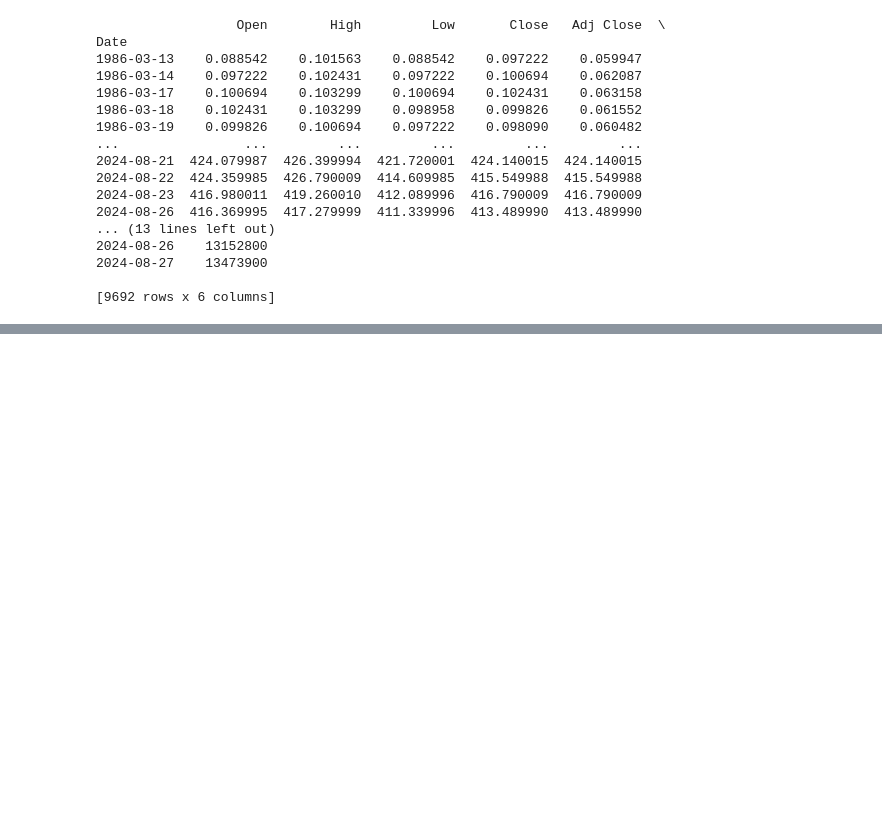
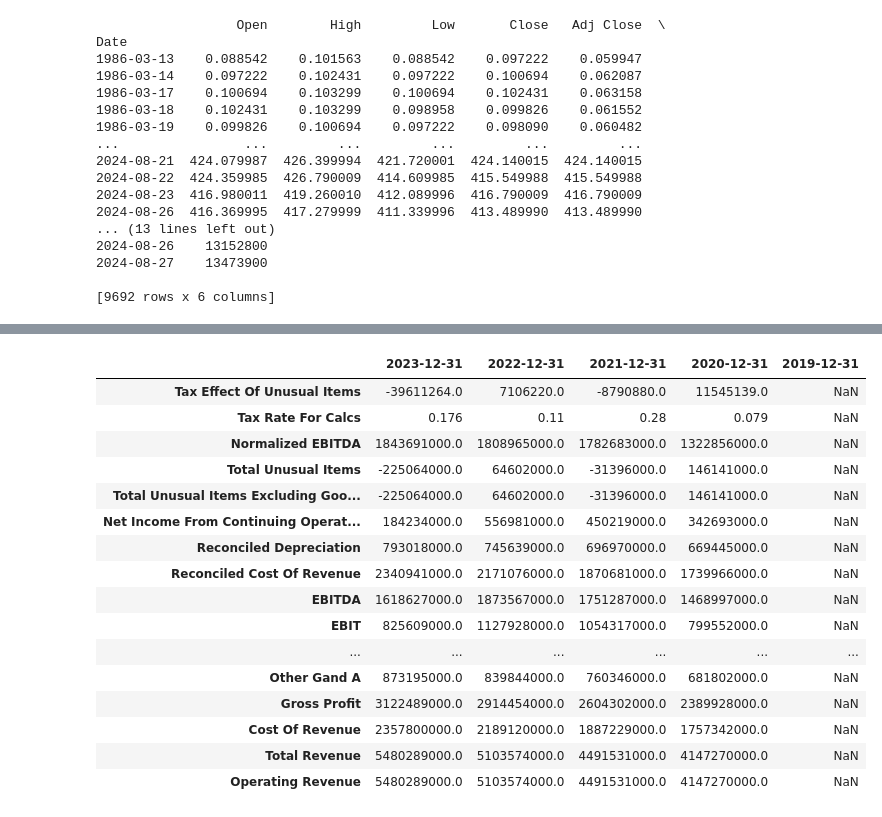
Before and after one commit to KImeriGitHub/RandomOdyssey, a Jupyter notebook: src/notebooks/sandbox.ipynb, the cells around one changed output, grey strips where cells are left out. Drawn from its saved outputs; the diff is of its cells as text; code cells hidden in the pictures; blank space fills up the shorter version.

```diff
--- a/src/notebooks/sandbox.ipynb
+++ b/src/notebooks/sandbox.ipynb
@@ -57,0 +95,20 @@ AttributeError: 'Tickers' object has no attribute 'info'
+# %%
+stock_info.financials
+# %% [output]
+|  | 2023-12-31 | 2022-12-31 | 2021-12-31 | 2020-12-31 | 2019-12-31 |
+| Tax Effect Of Unusual Items | -39611264.0 | 7106220.0 | -8790880.0 | 11545139.0 | NaN |
+| Tax Rate For Calcs | 0.176 | 0.11 | 0.28 | 0.079 | NaN |
+| Normalized EBITDA | 1843691000.0 | 1808965000.0 | 1782683000.0 | 1322856000.0 | NaN |
+| Total Unusual Items | -225064000.0 | 64602000.0 | -31396000.0 | 146141000.0 | NaN |
+| Total Unusual Items Excluding Goo... | -225064000.0 | 64602000.0 | -31396000.0 | 146141000.0 | NaN |
+| Net Income From Continuing Operat... | 184234000.0 | 556981000.0 | 450219000.0 | 342693000.0 | NaN |
+| Reconciled Depreciation | 793018000.0 | 745639000.0 | 696970000.0 | 669445000.0 | NaN |
+| Reconciled Cost Of Revenue | 2340941000.0 | 2171076000.0 | 1870681000.0 | 1739966000.0 | NaN |
+| EBITDA | 1618627000.0 | 1873567000.0 | 1751287000.0 | 1468997000.0 | NaN |
+| EBIT | 825609000.0 | 1127928000.0 | 1054317000.0 | 799552000.0 | NaN |
+| ... | ... | ... | ... | ... | ... |
+| Other Gand A | 873195000.0 | 839844000.0 | 760346000.0 | 681802000.0 | NaN |
+| Gross Profit | 3122489000.0 | 2914454000.0 | 2604302000.0 | 2389928000.0 | NaN |
+| Cost Of Revenue | 2357800000.0 | 2189120000.0 | 1887229000.0 | 1757342000.0 | NaN |
+| Total Revenue | 5480289000.0 | 5103574000.0 | 4491531000.0 | 4147270000.0 | NaN |
+| Operating Revenue | 5480289000.0 | 5103574000.0 | 4491531000.0 | 4147270000.0 | NaN |
```
Also changed, not shown: parts of 8 cells of this notebook, 2 other files.
